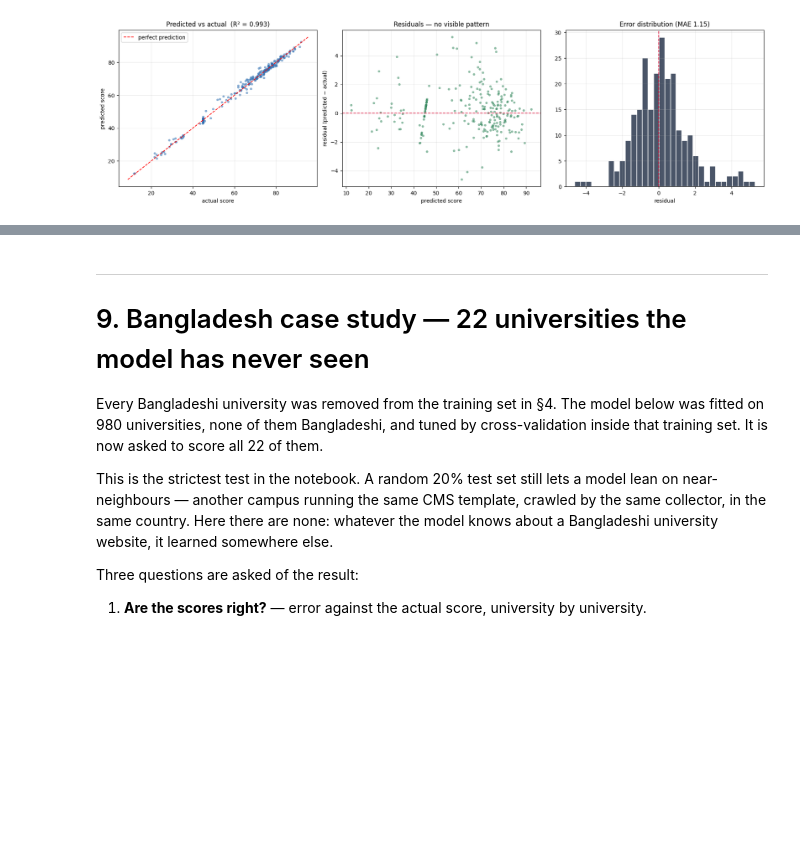
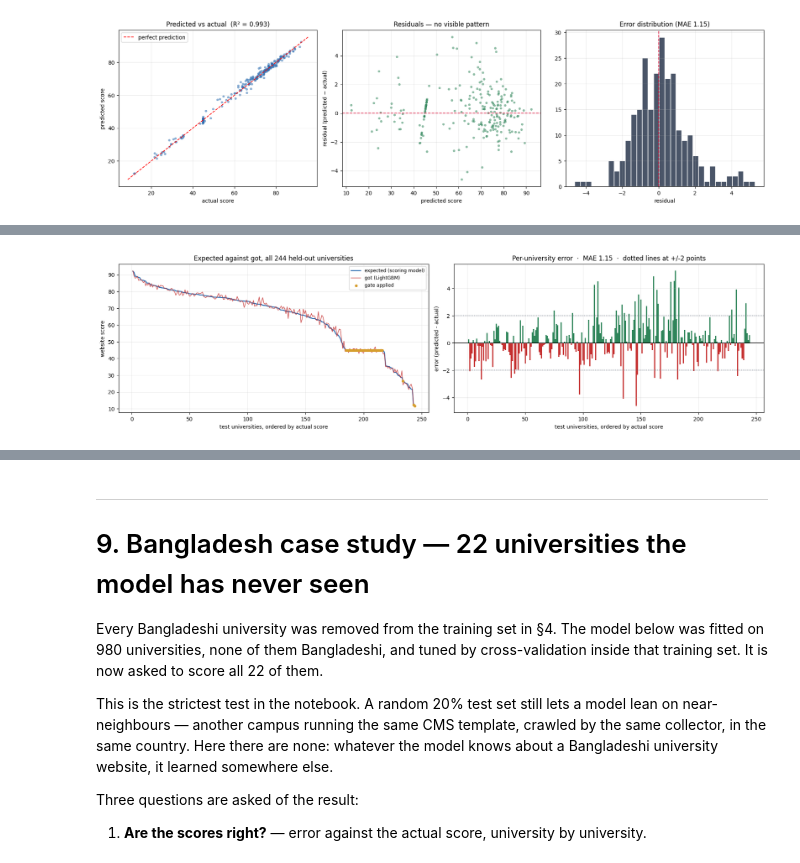
Before and after one commit to k-i-mahi/ml-project, a Jupyter notebook: FINAL_PROJECT/notebook/University_Website_Quality.ipynb, the cells around one changed output, grey strips where cells are left out. Drawn from its saved outputs; the diff is of its cells as text; code cells hidden in the pictures; blank space fills up the shorter version.

```diff
--- a/FINAL_PROJECT/notebook/University_Website_Quality.ipynb
+++ b/FINAL_PROJECT/notebook/University_Website_Quality.ipynb
@@ -896,0 +1037,24 @@ plt.tight_layout(); plt.show()
+# %%
+fig, ax = plt.subplots(1, 2, figsize=(16, 4.4))
+
+x = np.arange(1, len(tp) + 1)
+ax[0].plot(x, tp.actual, lw=1.6, color="#2b6cb0", label="expected (scoring model)")
+ax[0].plot(x, tp.predicted, lw=1.0, color="#c53030", alpha=.85, label="got (LightGBM)")
+ax[0].scatter(x[tp.gated.values], tp.actual.values[tp.gated.values], s=14,
+              color="#d69e2e", zorder=3, label="gate applied")
+ax[0].set_xlabel("test universities, ordered by actual score")
+ax[0].set_ylabel("website score")
+ax[0].set_title(f"Expected against got, all {len(tp)} held-out universities")
+ax[0].legend(fontsize=8)
+
+ax[1].bar(x, tp.error, color=np.where(tp.error >= 0, "#2f855a", "#c53030"), width=1.0)
+ax[1].axhline(0, color="black", lw=.8)
+ax[1].axhline(2, color="#4a5568", ls=":", lw=1.0)
+ax[1].axhline(-2, color="#4a5568", ls=":", lw=1.0)
+ax[1].set_xlabel("test universities, ordered by actual score")
+ax[1].set_ylabel("error (predicted - actual)")
+ax[1].set_title(f"Per-university error  ·  MAE {tp.abs_error.mean():.2f}  ·  "
+                f"dotted lines at +/-2 points")
+plt.tight_layout(); plt.show()
+# %% [output]
+[figure, added]
```
Also changed, not shown: parts of 6 cells of this notebook, 9 other files.
